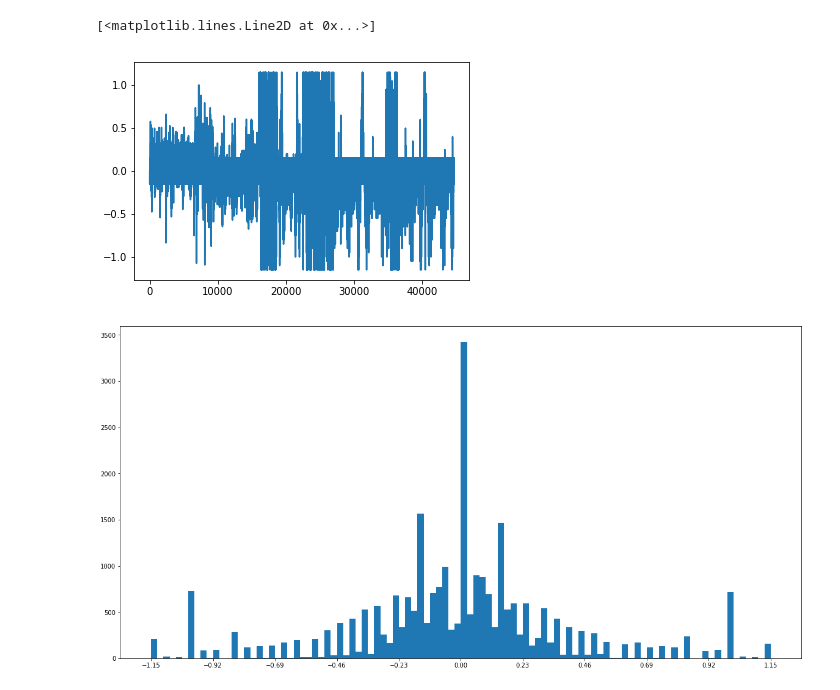
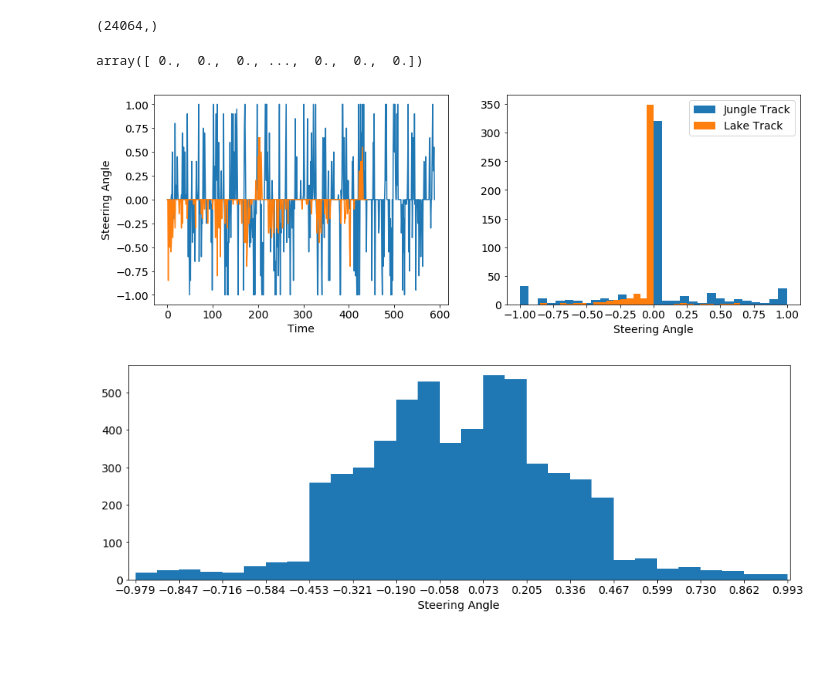
Before and after one commit to lfiaschi/udacity-behavioural-cloning-project, a Jupyter notebook: Exploratory.ipynb, the cells around one changed output. Saved outputs shown, nothing was run; the diff lists cells and outputs as text; code cells hidden in the pictures; blank space fills up the shorter version.

Commit message:
modified paramters training

```diff
--- a/Exploratory.ipynb
+++ b/Exploratory.ipynb
@@ -49,22 +46,50 @@ plt.hist(all_angles,bins=50)
-# %%
-plt.plot(all_angles)
-# %% [output]
-[<matplotlib.lines.Line2D at 0x...>]
-[figure, removed]
-# %%
-train_generator = generator(train_samples,128, load_images=False, loop_forever=False, shuffle=False, flip_images=True,
-                            include_side_images=True,downsample_angles_at_zero=True )
+# %%
+all_angles_test.shape
+# %% [output]
+(24064,)
+# %%
+y1
+# %% [output]
+array([ 0.,  0.,  0., ...,  0.,  0.,  0.])
+# %%
+import matplotlib
+matplotlib.rcParams.update({'font.size': 14})
+ds = 5
+plt.figure(figsize=(15,5))
+plt.subplot(1,2,1)
+plt.plot(y2[::ds])
+plt.plot(y1[::ds])
+plt.ylabel('Steering Angle')
+plt.xlabel('Time')
+
+plt.subplot(1,2,2)
+plt.hist(y2[::ds],bins=30)
+plt.hist(y1[::ds],bins=30);
+plt.xlabel('Steering Angle')
+plt.legend(['Jungle Track','Lake Track'])
+plt.savefig('plots/angles_distribution.png')
+# %% [output]
+[figure, added]
+# %%
+train_g = train_generator(train_samples, batch_size=512,keep_prob=1.0 ,min_angle=-1.0, max_angle=1.0)
 # %%
 all_angles_modified = list()
-for _,y in train_generator:
+count = 0
+for _,y in train_g:
     all_angles_modified.append(y)
+    count+=1
+    if count>10:
+        break
 all_angles_modified = np.concatenate(all_angles_modified)
 # %%
-plt.figure(figsize=(20,10))
-a = plt.hist(all_angles_modified,100)
-plt.xticks(a[1][::10]);
+plt.figure(figsize=(15,5))
+a = plt.hist(all_angles_modified,30)
+plt.xticks(a[1][::2]);
+plt.xlim([-1,1])
+plt.xlabel('Steering Angle')
+plt.savefig('plots/angles_distribution_modified.png')
 # %% [output]
-[figure, old version]
+[figure, new version]
 # %%
 plt.plot(all_angles_modified)
 # %% [output]
```
Also changed, not shown: parts of 11 cells of this notebook, 6 other files.
